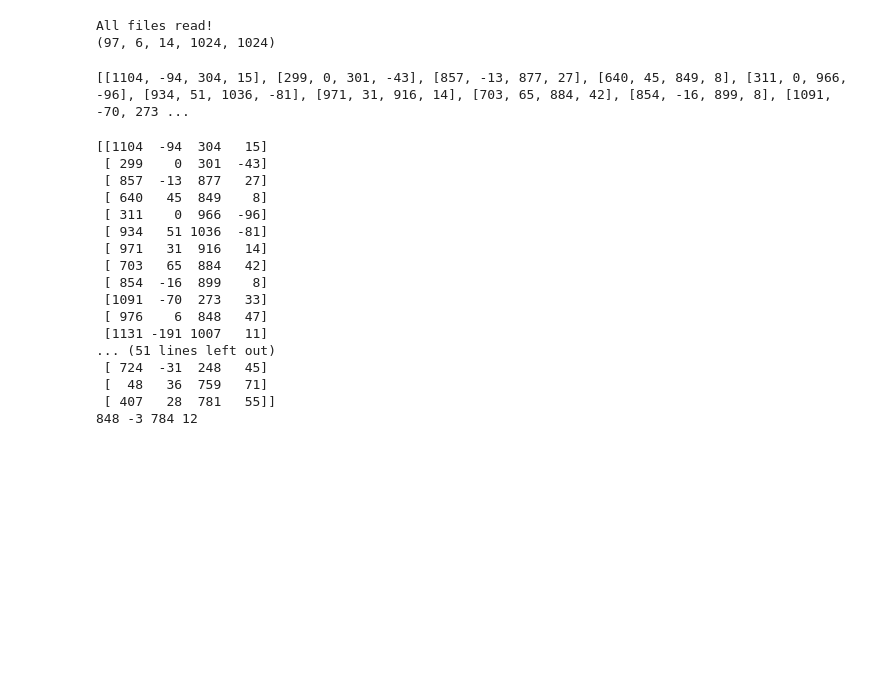
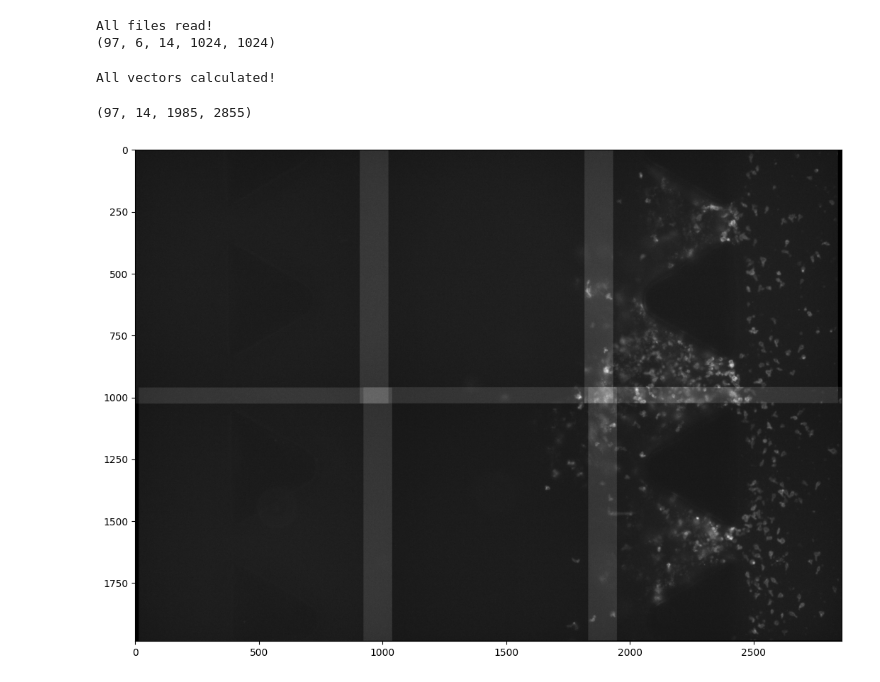
Before and after one commit to pcanaleta/tanalysis, a Jupyter notebook: image_comp_test.ipynb, the cells around one changed output. Cells and saved outputs as stored; diff of their text form; code cells hidden in the pictures; blank space fills up the shorter version.

Commit message:
Stitching of 4D images
Added some functions to stitch the videos, but found a problem with the reading of the images

```diff
--- a/image_comp_test.ipynb
+++ b/image_comp_test.ipynb
@@ -14,29 +15,27 @@ All files read!
 (97, 6, 14, 1024, 1024)
 # %%
 positions = info['mosaic_position']
-trans = stitching.translationComputation(imgs, positions)
-print(trans)
+res_img_list = stitching.image_reconstruction(imgs, positions)
 # %% [output]
-[[1104, -94, 304, 15], [299, 0, 301, -43], [857, -13, 877, 27], [640, 45, 849, 8], [311, 0, 966, -96], [934, 51, 1036, -81], [971, 31, 916, 14], [703, 65, 884, 42], [854, -16, 899, 8], [1091, -70, 273 ...
+All vectors calculated!
-# %%
-atrans = np.asarray(trans)
-print(atrans)
-print(int(np.median(atrans[:,0])), int(np.average(atrans[:,1])), int(np.median(atrans[:,2])), int(np.average(atrans[:,3])))
-# %% [output]
-[[1104  -94  304   15]
- [ 299    0  301  -43]
- [ 857  -13  877   27]
- [ 640   45  849    8]
- [ 311    0  966  -96]
- [ 934   51 1036  -81]
- [ 971   31  916   14]
- [ 703   65  884   42]
- [ 854  -16  899    8]
- [1091  -70  273   33]
- [ 976    6  848   47]
- [1131 -191 1007   11]
-... (51 lines left out)
- [ 724  -31  248   45]
- [  48   36  759   71]
- [ 407   28  781   55]]
-848 -3 784 12
+# %%
+print(res_img_list[0].shape)
+t=23
+z=5
+newname = r"C:\Users\pcanaleta\Documents\Cellpose_segmentation\EXP.HD6.Chips\EXP.HD6.1.1.MatekChips_CXCL10\24h\Originals\test.tiff"
+im = res_img_list[0]
+
+plt.figure(figsize=(16,9))
+plt.imshow(res_img_list[0][t][z], cmap='gray')
+plt.show()
+
+tiff.imwrite(
+    newname,
+    im[:,:,:,:].astype(np.uint16),
+    imagej=True,
+    metadata={
+        'axes':'TZYX'
+    })
+# %% [output]
+(97, 14, 1985, 2855)
+[figure, added]
```
Also changed, not shown: parts of 3 cells of this notebook, 2 other files.
